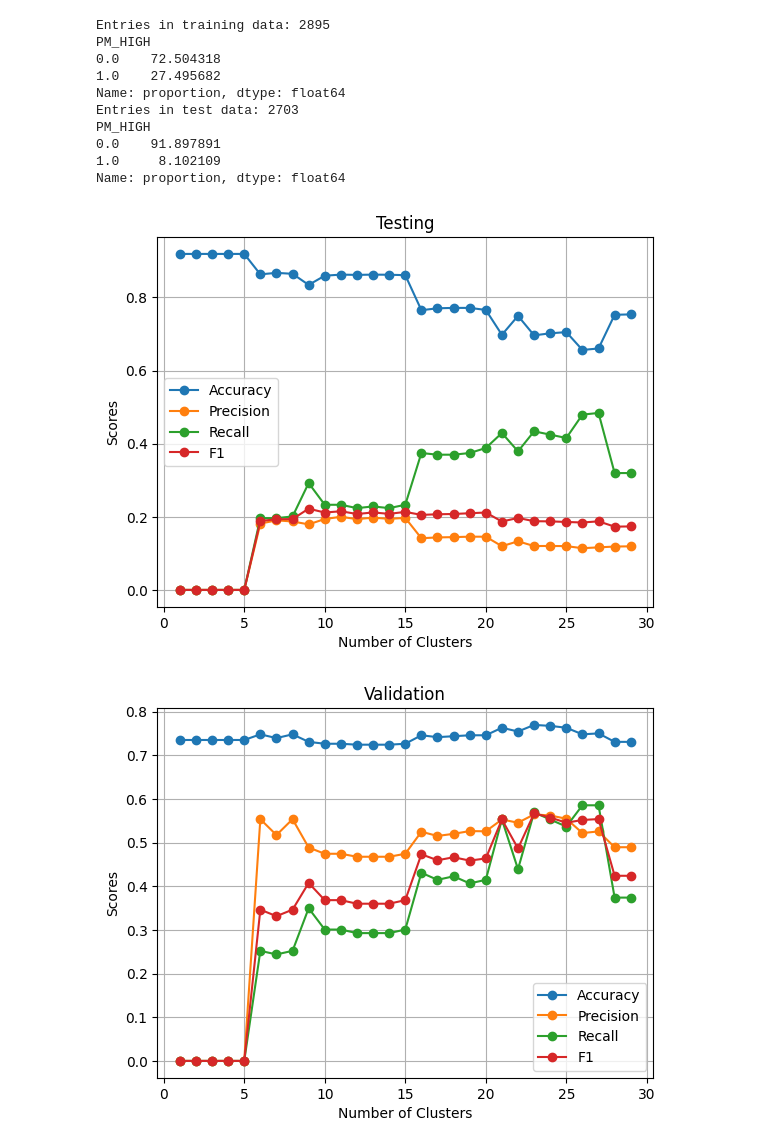
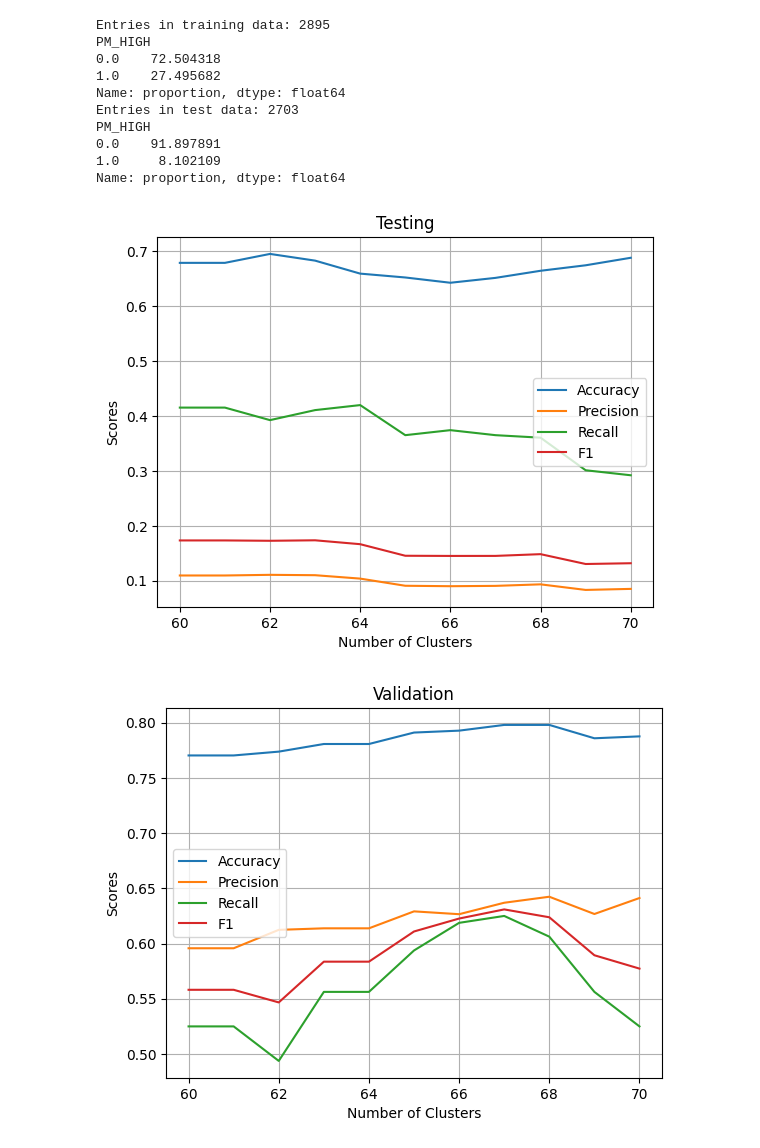
Before and after one commit to BenjaminTWP/DAT410_2025, a Jupyter notebook: Assignment3/module3.ipynb, the cells around one changed output. Drawn from its saved outputs; the diff is of its cells as text; code cells hidden in the pictures.

```diff
--- a/Assignment3/module3.ipynb
+++ b/Assignment3/module3.ipynb
@@ -100,7 +100,7 @@ y_train = y_train.reset_index(drop=True)
 y_val = y_val.reset_index(drop=True)
 y_test = y_test.reset_index(drop=True)
 # %%
-n_clusters = np.arange(1,30,1)
+n_clusters = np.arange(60,71, 1)
 
 train_precision = []
 train_accuracy = []
@@ -144,21 +144,21 @@ for k in n_clusters:
 # %%
 def plot(accuracy_, precision_, recall_, f1_, title_):
 
-    plt.plot(n_clusters, accuracy_, label="Accuracy", marker="o")
-    plt.plot(n_clusters, precision_, label="Precision", marker="o")
-    plt.plot(n_clusters, recall_, label="Recall", marker="o")
-    plt.plot(n_clusters, f1_, label="F1", marker="o")
+    plt.plot(n_clusters, accuracy_, label="Accuracy")
+    plt.plot(n_clusters, precision_, label="Precision")
+    plt.plot(n_clusters, recall_, label="Recall")
+    plt.plot(n_clusters, f1_, label="F1")
 
     plt.xlabel("Number of Clusters")
     plt.ylabel("Scores")
     plt.title(title_)
     plt.legend()
     plt.grid(True)
     plt.show()
 
 plot(test_accuracy, test_precision, test_recall, test_f1, "Testing")
 plot(val_accuracy, val_precision, val_recall, val_f1, "Validation")
 plot(train_accuracy, train_precision, train_recall, train_f1, "Training")
 # %% [output]
-[figure, old version]
+[figure, new version]
-[figure, old version]
+[figure, new version]
```
Also changed, not shown: parts of 2 cells of this notebook, 7 other files.
